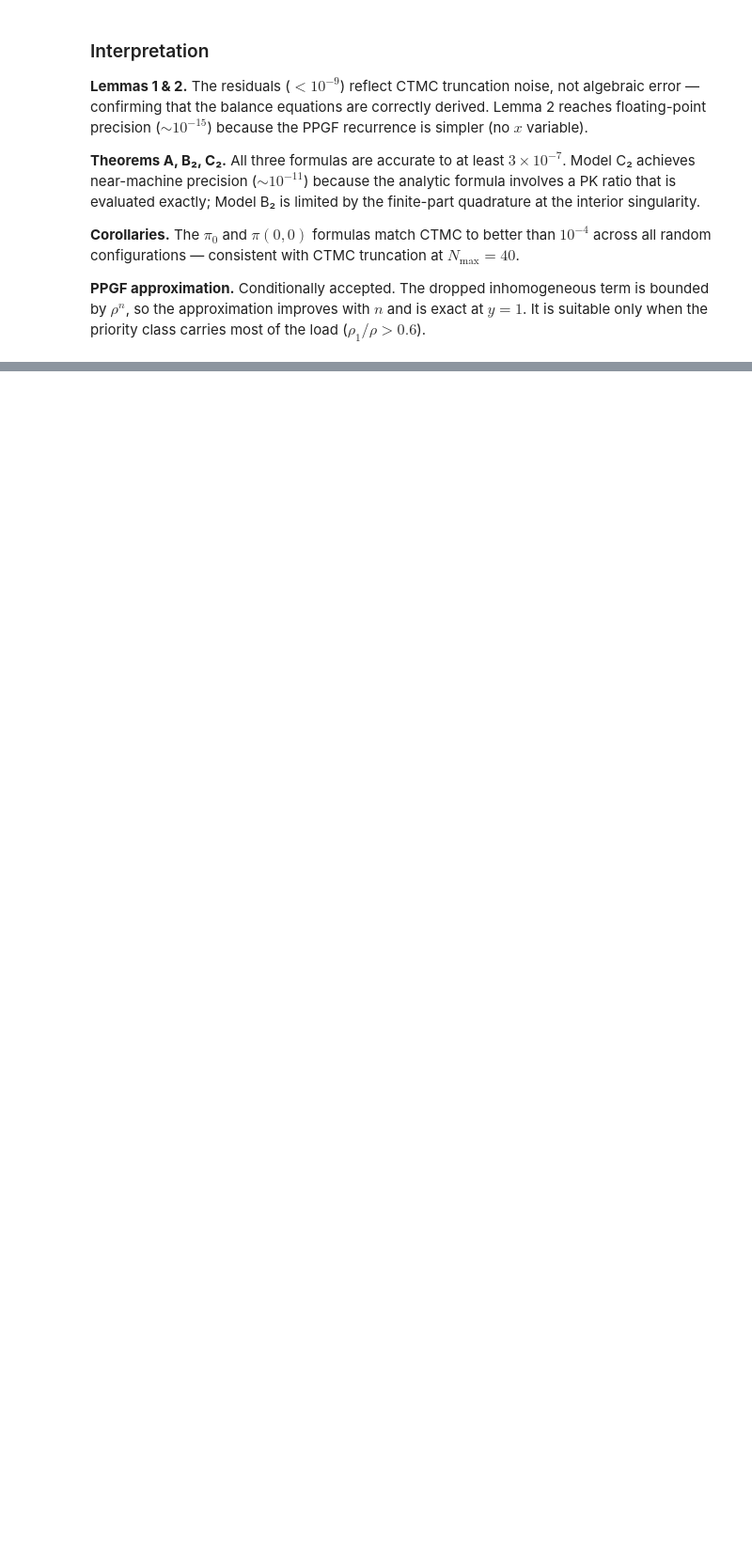
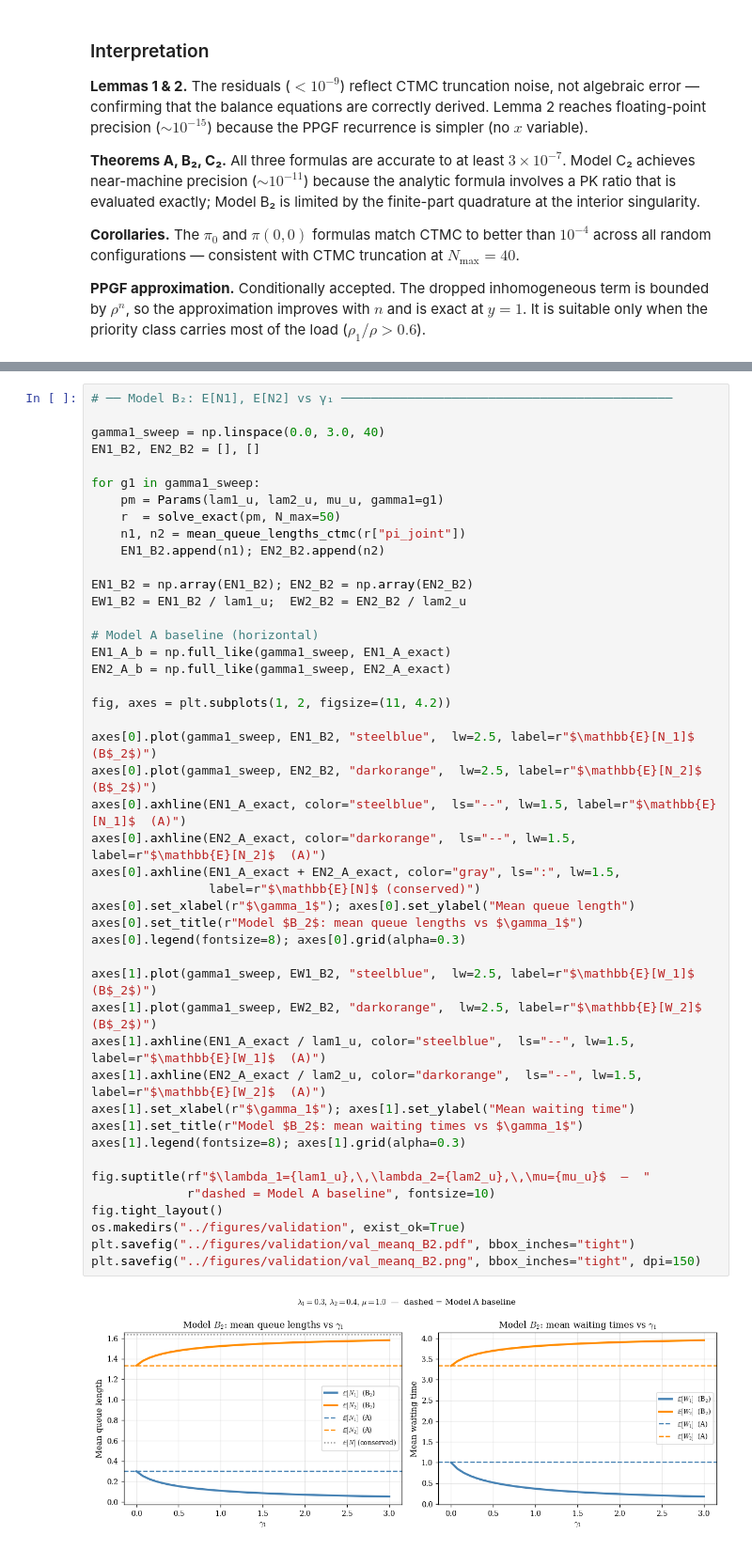
Before and after one commit to M-M-Vic/M-Thesis---Notes, a Jupyter notebook: Code/nb_validation.ipynb, the cells around one changed output, grey strips where cells are left out. Shown at 94% size. Cells and saved outputs as stored; diff of their text form; blank space fills up the shorter version.

Commit message:
Literature and means

```diff
--- a/Code/nb_validation.ipynb
+++ b/Code/nb_validation.ipynb
@@ -1391,0 +1437,47 @@ It is suitable only when the priority class carries most of the load ($\rho_1/\r
+# %%
+# ── Model B₂: E[N1], E[N2] vs γ₁ ─────────────────────────────────────────────
+
+gamma1_sweep = np.linspace(0.0, 3.0, 40)
+EN1_B2, EN2_B2 = [], []
+
+for g1 in gamma1_sweep:
+    pm = Params(lam1_u, lam2_u, mu_u, gamma1=g1)
+    r  = solve_exact(pm, N_max=50)
+    n1, n2 = mean_queue_lengths_ctmc(r["pi_joint"])
+    EN1_B2.append(n1); EN2_B2.append(n2)
+
+EN1_B2 = np.array(EN1_B2); EN2_B2 = np.array(EN2_B2)
+EW1_B2 = EN1_B2 / lam1_u;  EW2_B2 = EN2_B2 / lam2_u
+
+# Model A baseline (horizontal)
+EN1_A_b = np.full_like(gamma1_sweep, EN1_A_exact)
+EN2_A_b = np.full_like(gamma1_sweep, EN2_A_exact)
+
+fig, axes = plt.subplots(1, 2, figsize=(11, 4.2))
+
+axes[0].plot(gamma1_sweep, EN1_B2, "steelblue",  lw=2.5, label=r"$\mathbb{E}[N_1]$  (B$_2$)")
+axes[0].plot(gamma1_sweep, EN2_B2, "darkorange",  lw=2.5, label=r"$\mathbb{E}[N_2]$  (B$_2$)")
+axes[0].axhline(EN1_A_exact, color="steelblue",  ls="--", lw=1.5, label=r"$\mathbb{E}[N_1]$  (A)")
+axes[0].axhline(EN2_A_exact, color="darkorange",  ls="--", lw=1.5, label=r"$\mathbb{E}[N_2]$  (A)")
+axes[0].axhline(EN1_A_exact + EN2_A_exact, color="gray", ls=":", lw=1.5,
+                label=r"$\mathbb{E}[N]$ (conserved)")
+axes[0].set_xlabel(r"$\gamma_1$"); axes[0].set_ylabel("Mean queue length")
+axes[0].set_title(r"Model $B_2$: mean queue lengths vs $\gamma_1$")
+axes[0].legend(fontsize=8); axes[0].grid(alpha=0.3)
+
+axes[1].plot(gamma1_sweep, EW1_B2, "steelblue",  lw=2.5, label=r"$\mathbb{E}[W_1]$  (B$_2$)")
+axes[1].plot(gamma1_sweep, EW2_B2, "darkorange",  lw=2.5, label=r"$\mathbb{E}[W_2]$  (B$_2$)")
+axes[1].axhline(EN1_A_exact / lam1_u, color="steelblue",  ls="--", lw=1.5, label=r"$\mathbb{E}[W_1]$  (A)")
+axes[1].axhline(EN2_A_exact / lam2_u, color="darkorange",  ls="--", lw=1.5, label=r"$\mathbb{E}[W_2]$  (A)")
+axes[1].set_xlabel(r"$\gamma_1$"); axes[1].set_ylabel("Mean waiting time")
+axes[1].set_title(r"Model $B_2$: mean waiting times vs $\gamma_1$")
+axes[1].legend(fontsize=8); axes[1].grid(alpha=0.3)
+
+fig.suptitle(rf"$\lambda_1={lam1_u},\,\lambda_2={lam2_u},\,\mu={mu_u}$  —  "
+             r"dashed = Model A baseline", fontsize=10)
+fig.tight_layout()
+os.makedirs("../figures/validation", exist_ok=True)
+plt.savefig("../figures/validation/val_meanq_B2.pdf", bbox_inches="tight")
+plt.savefig("../figures/validation/val_meanq_B2.png", bbox_inches="tight", dpi=150)
+# %% [output]
+[figure, added]
```
Also changed, not shown: parts of 5 cells of this notebook, 35 other files.
